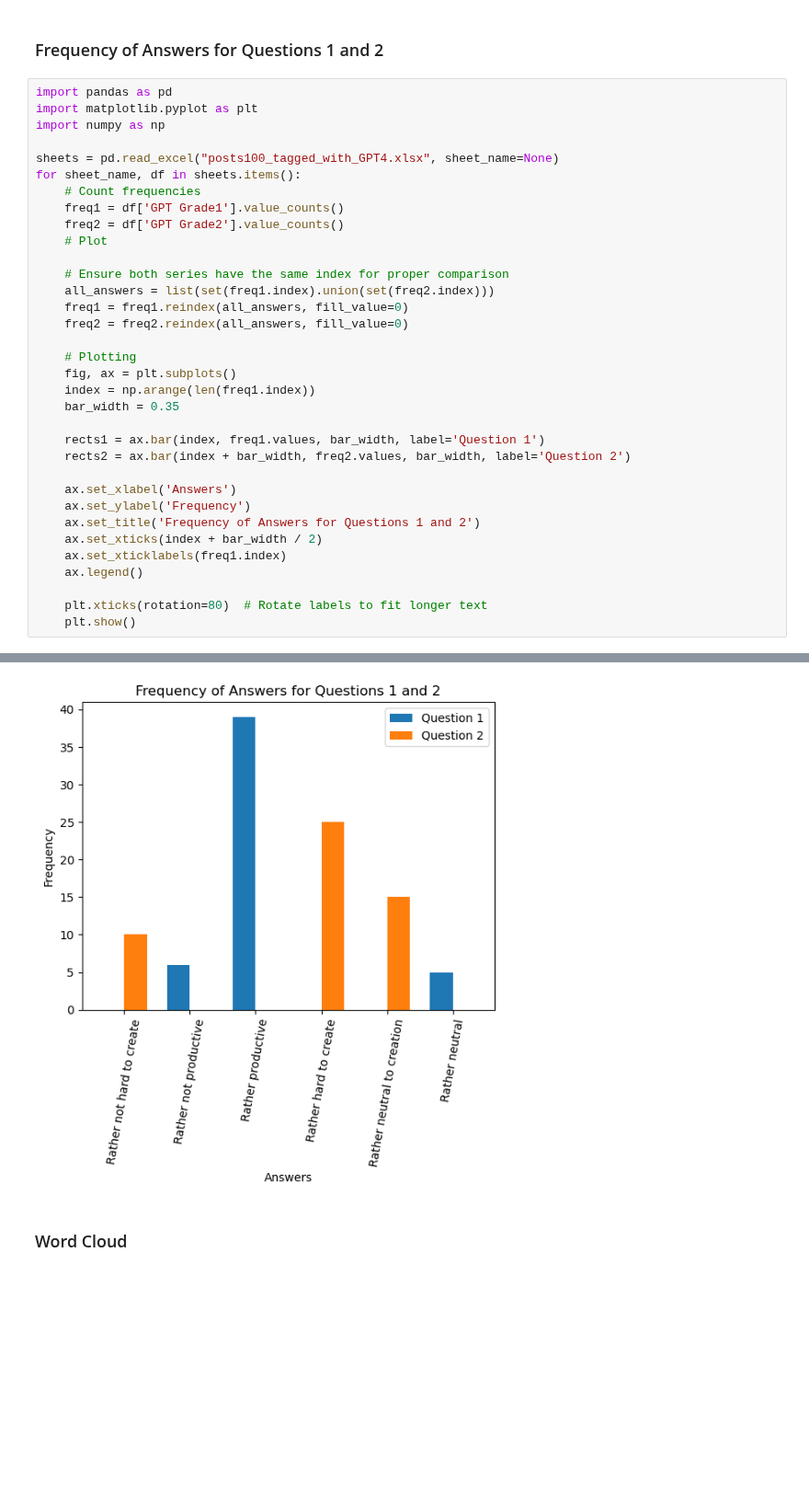
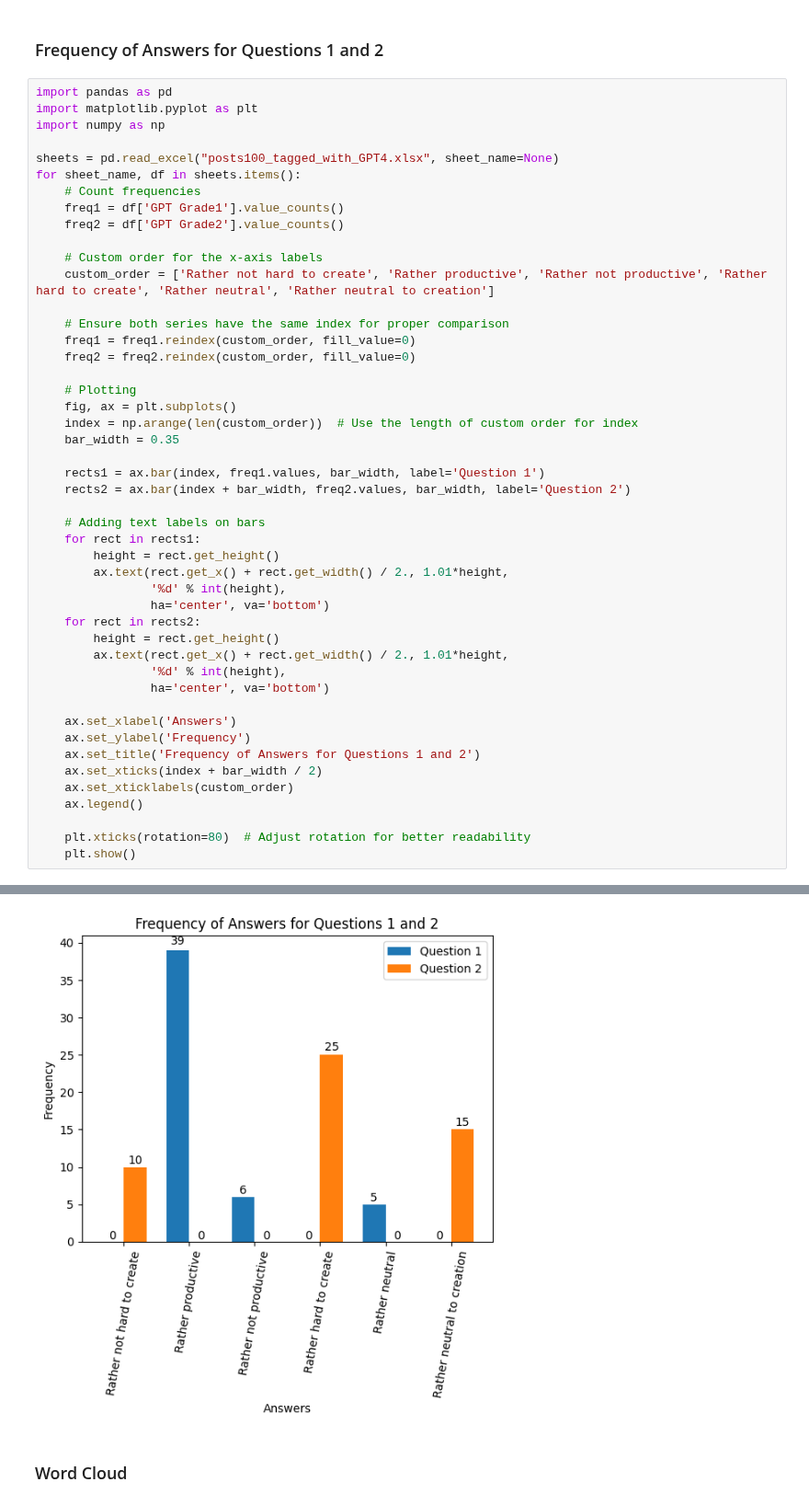
Before and after one commit to yuvalSaadati/Characterizing-human-behavior-using-internet-data, a Jupyter notebook: summary_statistics.ipynb, the cells around one changed output, grey strips where cells are left out. Shown at 92% size. Drawn from its saved outputs; the diff is of its cells as text; blank space fills up the shorter version.

Commit message:
changing bar plot

```diff
--- a/summary_statistics.ipynb
+++ b/summary_statistics.ipynb
@@ -10,28 +10,41 @@ for sheet_name, df in sheets.items():
     # Count frequencies
     freq1 = df['GPT Grade1'].value_counts()
     freq2 = df['GPT Grade2'].value_counts()
-    # Plot
+
+    # Custom order for the x-axis labels
+    custom_order = ['Rather not hard to create', 'Rather productive', 'Rather not productive', 'Rather hard to create', 'Rather neutral', 'Rather neutral to creation']
 
     # Ensure both series have the same index for proper comparison
-    all_answers = list(set(freq1.index).union(set(freq2.index)))
-    freq1 = freq1.reindex(all_answers, fill_value=0)
-    freq2 = freq2.reindex(all_answers, fill_value=0)
+    freq1 = freq1.reindex(custom_order, fill_value=0)
+    freq2 = freq2.reindex(custom_order, fill_value=0)
 
     # Plotting
     fig, ax = plt.subplots()
-    index = np.arange(len(freq1.index))
+    index = np.arange(len(custom_order))  # Use the length of custom order for index
     bar_width = 0.35
 
     rects1 = ax.bar(index, freq1.values, bar_width, label='Question 1')
     rects2 = ax.bar(index + bar_width, freq2.values, bar_width, label='Question 2')
 
+    # Adding text labels on bars
+    for rect in rects1:
+        height = rect.get_height()
+        ax.text(rect.get_x() + rect.get_width() / 2., 1.01*height,
+                '%d' % int(height),
+                ha='center', va='bottom')
+    for rect in rects2:
+        height = rect.get_height()
+        ax.text(rect.get_x() + rect.get_width() / 2., 1.01*height,
+                '%d' % int(height),
+                ha='center', va='bottom')
+
     ax.set_xlabel('Answers')
     ax.set_ylabel('Frequency')
     ax.set_title('Frequency of Answers for Questions 1 and 2')
     ax.set_xticks(index + bar_width / 2)
-    ax.set_xticklabels(freq1.index)
+    ax.set_xticklabels(custom_order)
     ax.legend()
 
-    plt.xticks(rotation=80)  # Rotate labels to fit longer text
+    plt.xticks(rotation=80)  # Adjust rotation for better readability
     plt.show()
 # %% [output]
@@ -39,4 +52,4 @@ for sheet_name, df in sheets.items():
-[figure, old version]
+[figure, new version]
 # %% [markdown]
 ### Word Cloud
 # %%
```
Also changed, not shown: parts of 1 cell of this notebook.
